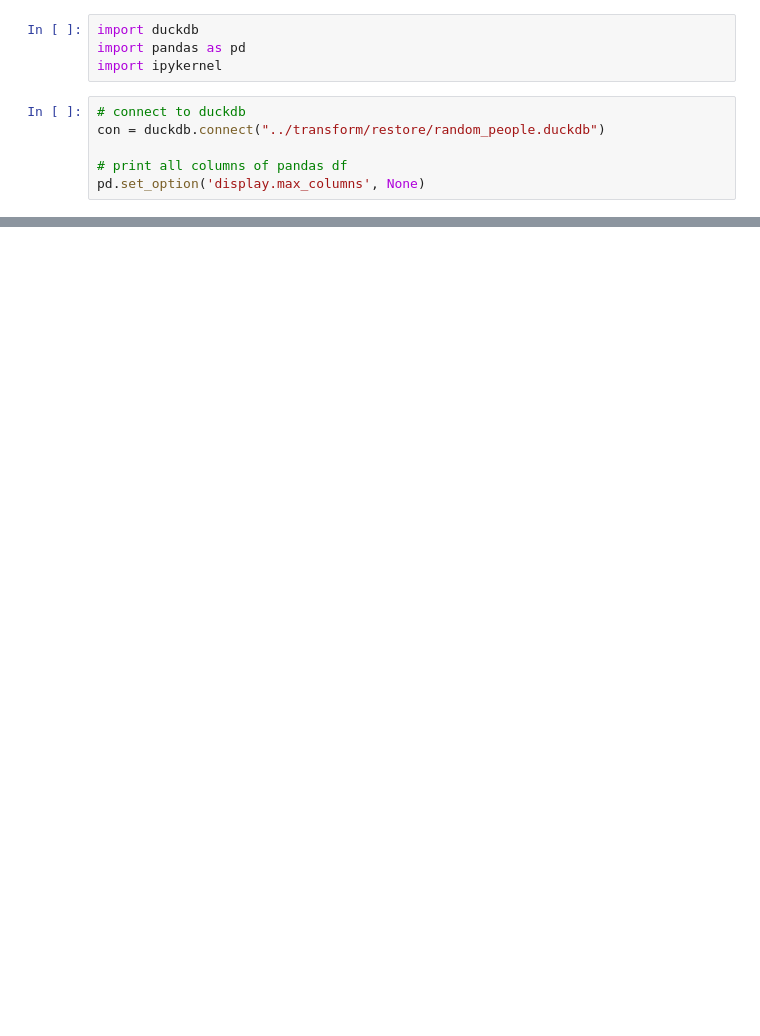
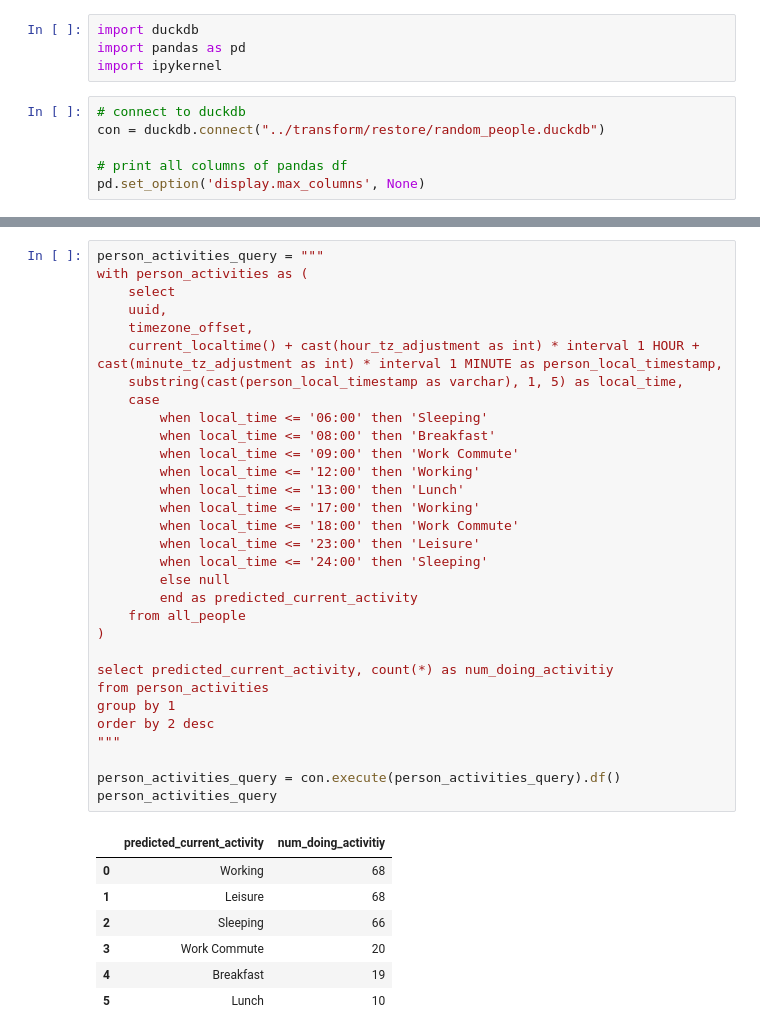
Before and after one commit to abodesy14/restore, a Jupyter notebook: analysis/people_analysis.ipynb, the cells around one changed output, grey strips where cells are left out. Saved outputs shown, nothing was run; the diff lists cells and outputs as text; blank space fills up the shorter version.

```diff
--- a/analysis/people_analysis.ipynb
+++ b/analysis/people_analysis.ipynb
@@ -62,0 +114,39 @@ password_length
+# %%
+person_activities_query = """
+with person_activities as (
+    select
+    uuid,
+    timezone_offset,
+    current_localtime() + cast(hour_tz_adjustment as int) * interval 1 HOUR + cast(minute_tz_adjustment as int) * interval 1 MINUTE as person_local_timestamp,
+    substring(cast(person_local_timestamp as varchar), 1, 5) as local_time,
+    case
+        when local_time <= '06:00' then 'Sleeping'
+        when local_time <= '08:00' then 'Breakfast'
+        when local_time <= '09:00' then 'Work Commute'
+        when local_time <= '12:00' then 'Working'
+        when local_time <= '13:00' then 'Lunch'
+        when local_time <= '17:00' then 'Working'
+        when local_time <= '18:00' then 'Work Commute'
+        when local_time <= '23:00' then 'Leisure'
+        when local_time <= '24:00' then 'Sleeping'
+        else null
+        end as predicted_current_activity
+    from all_people
+)
+
+select predicted_current_activity, count(*) as num_doing_activitiy
+from person_activities
+group by 1
+order by 2 desc
+"""
+
+person_activities_query = con.execute(person_activities_query).df()
+person_activities_query
+# %% [output]
+|  | predicted_current_activity | num_doing_activitiy |
+| 0 | Working | 68 |
+| 1 | Leisure | 68 |
+| 2 | Sleeping | 66 |
+| 3 | Work Commute | 20 |
+| 4 | Breakfast | 19 |
+| 5 | Lunch | 10 |
```
Also changed, not shown: parts of 11 cells of this notebook.
